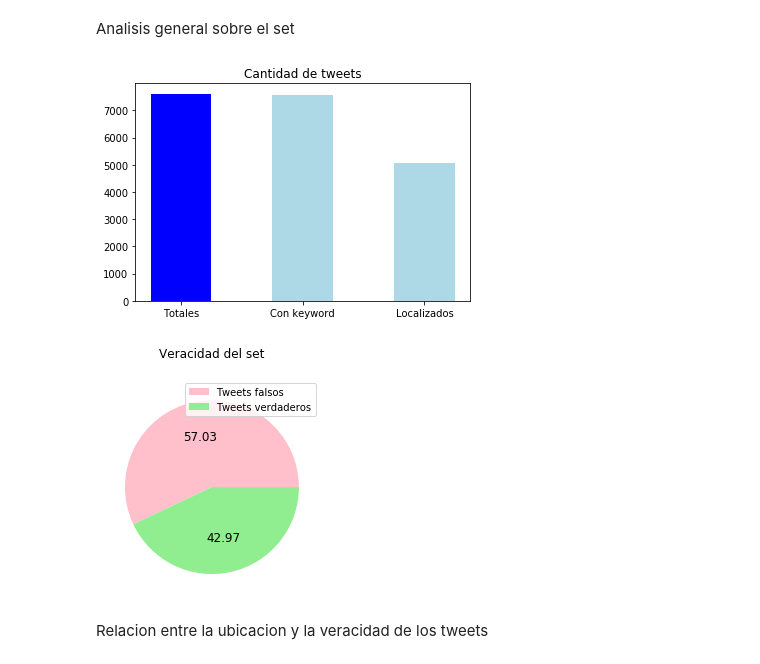
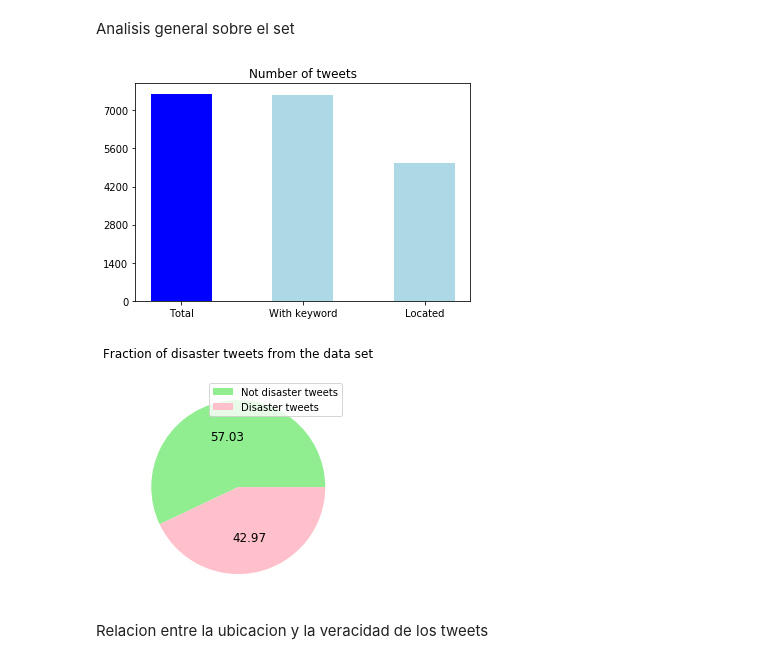
Before and after one commit to AgustinLeguizamon/datos_tp_1, a Jupyter notebook: tp1_tomas.ipynb, the cells around one changed output. Saved outputs shown, nothing was run; the diff lists cells and outputs as text; code cells hidden in the pictures.

Commit message:
fixed plots

```diff
--- a/tp1_tomas.ipynb
+++ b/tp1_tomas.ipynb
@@ -11,17 +11,18 @@ Analisis general sobre el set
 # %%
 tweet_counts = tweets.count().loc[["id","keyword","location"]]
 fig, ax = plt.subplots()
-plt.bar(("Totales","Con keyword","Localizados"), tweet_counts.values,width = 0.5,color=["blue","lightblue","lightblue"])
-ax.set_title('Cantidad de tweets')
+plt.bar(("Total","With keyword","Located"), tweet_counts.values,width = 0.5,color=["blue","lightblue","lightblue"])
+ax.set_title('Number of tweets')
+ax.set_yticks([0,1400,2800,4200,5600,7000])
 plt.savefig('plots/barplot_dataset_count.png')
 # %% [output]
-[figure, old version]
+[figure, new version]
 # %%
-ax= tweets["target"].value_counts().plot(kind='pie',autopct='%.2f', labels=None,colors=["pink","lightgreen"], title="Veracidad del set\n", fontsize=12,label="")
-ax.legend(loc=0, labels=["Tweets falsos","Tweets verdaderos"])
-plt.savefig('plots/veracidad_del_set.png')
+ax= tweets["target"].value_counts().plot(kind='pie',autopct='%.2f', labels=None,colors=["lightgreen","pink"], title="Fraction of disaster tweets from the data set\n", fontsize=12,label="")
+ax.legend(loc=0, labels=["Not disaster tweets","Disaster tweets"])
+plt.savefig('plots/pieplot_fraction_of_disaster_tweets.png')
 # %% [output]
-[figure, old version]
+[figure, new version]
 # %% [markdown]
 Relacion entre la ubicacion y la veracidad de los tweets
 # %%
```
Also changed, not shown: parts of 4 cells of this notebook, 7 other files.
